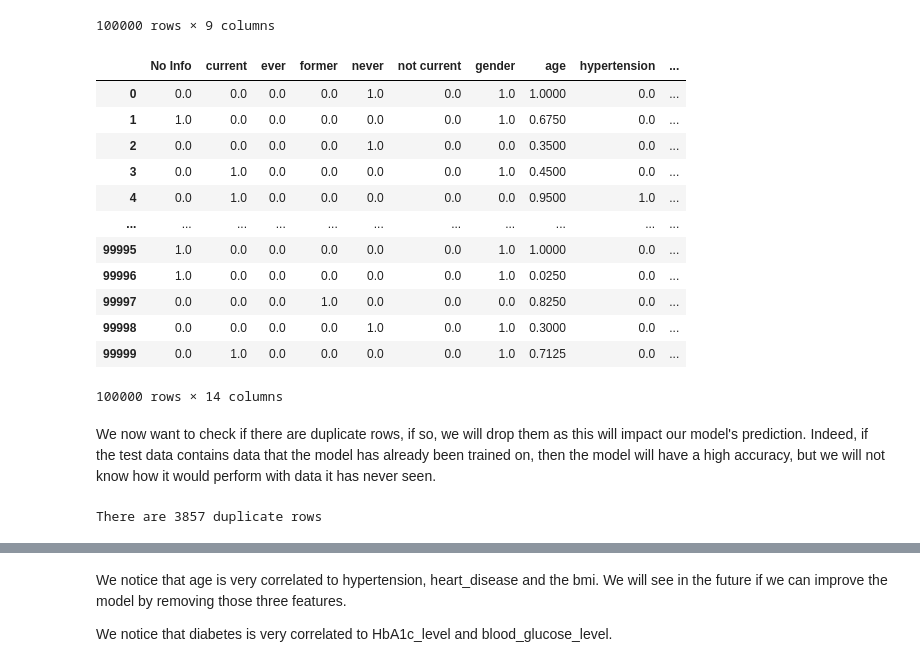
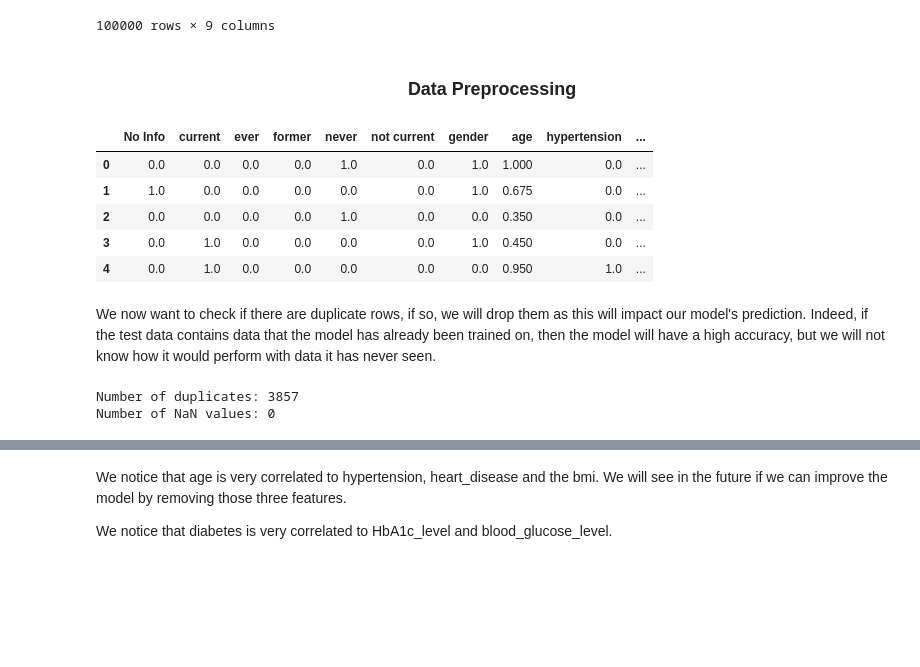
Before and after one commit to flaviagrasso/CSE204_Project, a Jupyter notebook: MachineLearningProject/MACHINE LEARNING PROJECT.ipynb, the cells around one changed output, grey strips where cells are left out. Drawn from its saved outputs; the diff is of its cells as text; code cells hidden in the pictures; blank space fills up the shorter version.

Commit message:
Added data preprocessing

```diff
--- a/MachineLearningProject/MACHINE LEARNING PROJECT.ipynb
+++ b/MachineLearningProject/MACHINE LEARNING PROJECT.ipynb
@@ -25,6 +28,8 @@ data
 | 99998 | Female | 24.0 | 0 | 0 | never | 35.42 | 4.0 | ... |
 | 99999 | Female | 57.0 | 0 | 0 | current | 22.43 | 6.6 | ... |
 100000 rows × 9 columns
+# %% [markdown]
+<h3 style="text-align: center"> Data Preprocessing </h3>
 # %%
 #Encode the data
 data = pd.read_csv("diabetes_prediction_dataset.csv")
@@ -37,25 +42,18 @@ data = data.drop("smoking_history",axis=1)
 #normalize each cfeature by dividing by the maximum
 data = data / data.max()
 # %%
-data
+data.head()
 # %% [output]
 |  | No Info | current | ever | former | never | not current | gender | age | hypertension | ... |
-| 0 | 0.0 | 0.0 | 0.0 | 0.0 | 1.0 | 0.0 | 1.0 | 1.0000 | 0.0 | ... |
-| 1 | 1.0 | 0.0 | 0.0 | 0.0 | 0.0 | 0.0 | 1.0 | 0.6750 | 0.0 | ... |
-| 2 | 0.0 | 0.0 | 0.0 | 0.0 | 1.0 | 0.0 | 0.0 | 0.3500 | 0.0 | ... |
-| 3 | 0.0 | 1.0 | 0.0 | 0.0 | 0.0 | 0.0 | 1.0 | 0.4500 | 0.0 | ... |
-| 4 | 0.0 | 1.0 | 0.0 | 0.0 | 0.0 | 0.0 | 0.0 | 0.9500 | 1.0 | ... |
-| ... | ... | ... | ... | ... | ... | ... | ... | ... | ... | ... |
-| 99995 | 1.0 | 0.0 | 0.0 | 0.0 | 0.0 | 0.0 | 1.0 | 1.0000 | 0.0 | ... |
-| 99996 | 1.0 | 0.0 | 0.0 | 0.0 | 0.0 | 0.0 | 1.0 | 0.0250 | 0.0 | ... |
-| 99997 | 0.0 | 0.0 | 0.0 | 1.0 | 0.0 | 0.0 | 0.0 | 0.8250 | 0.0 | ... |
-| 99998 | 0.0 | 0.0 | 0.0 | 0.0 | 1.0 | 0.0 | 1.0 | 0.3000 | 0.0 | ... |
-| 99999 | 0.0 | 1.0 | 0.0 | 0.0 | 0.0 | 0.0 | 1.0 | 0.7125 | 0.0 | ... |
+| 0 | 0.0 | 0.0 | 0.0 | 0.0 | 1.0 | 0.0 | 1.0 | 1.000 | 0.0 | ... |
+| 1 | 1.0 | 0.0 | 0.0 | 0.0 | 0.0 | 0.0 | 1.0 | 0.675 | 0.0 | ... |
+| 2 | 0.0 | 0.0 | 0.0 | 0.0 | 1.0 | 0.0 | 0.0 | 0.350 | 0.0 | ... |
+| 3 | 0.0 | 1.0 | 0.0 | 0.0 | 0.0 | 0.0 | 1.0 | 0.450 | 0.0 | ... |
+| 4 | 0.0 | 1.0 | 0.0 | 0.0 | 0.0 | 0.0 | 0.0 | 0.950 | 1.0 | ... |
-100000 rows × 14 columns
 # %% [markdown]
 We now want to check if there are duplicate rows, if so, we will drop them as this will impact our model's prediction. Indeed, if the test data contains data that the model has already been trained on, then the model will have a high accuracy, but we will not know how it would perform with data it has never seen.
 # %%
-data.duplicated()
-print(f'There are {data.duplicated().sum()} duplicate rows')
+print("Number of duplicates:", data.duplicated().sum(), "\nNumber of NaN values:",isnasum.sum())
 # %% [output]
-There are 3857 duplicate rows
+Number of duplicates: 3857
+Number of NaN values: 0
```
Also changed, not shown: parts of 11 cells of this notebook.
